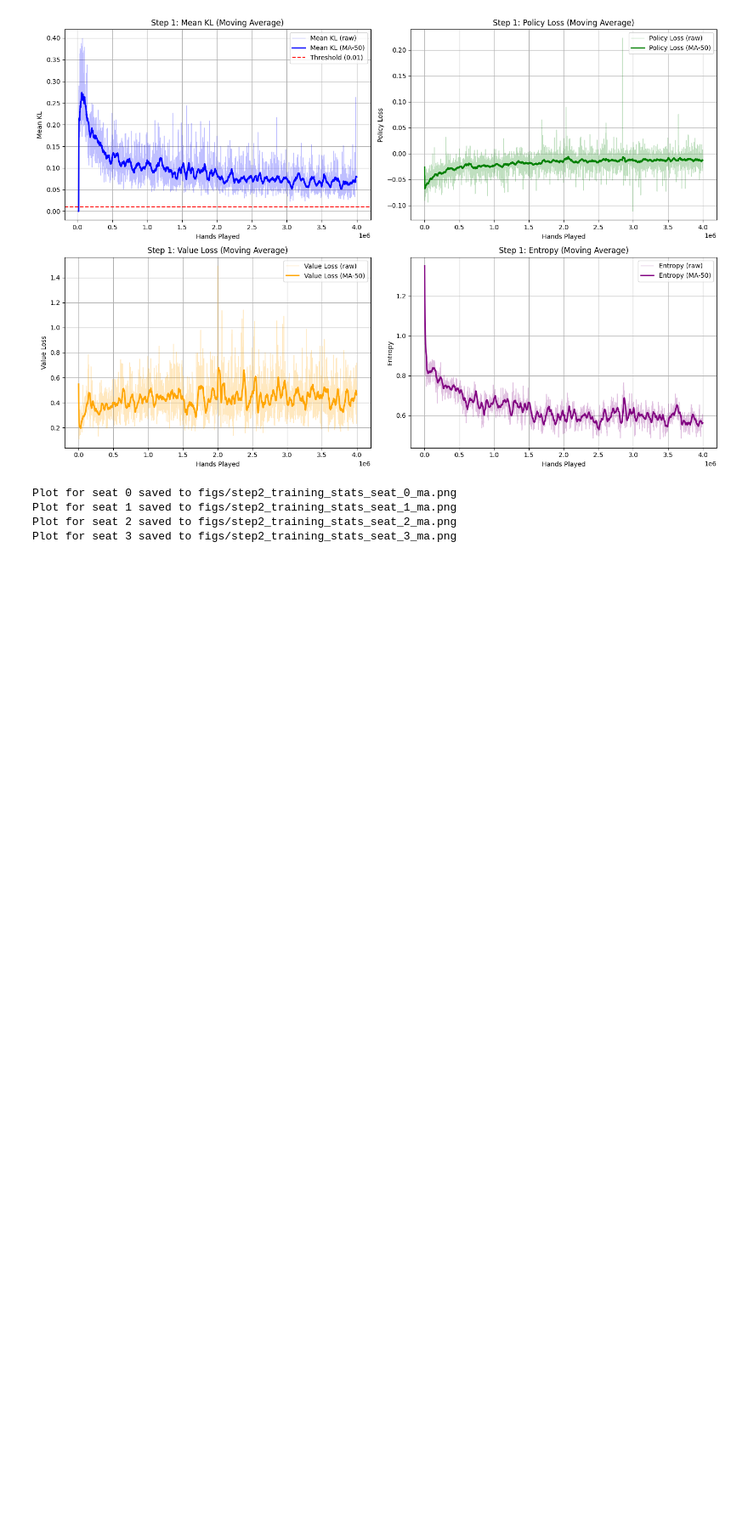
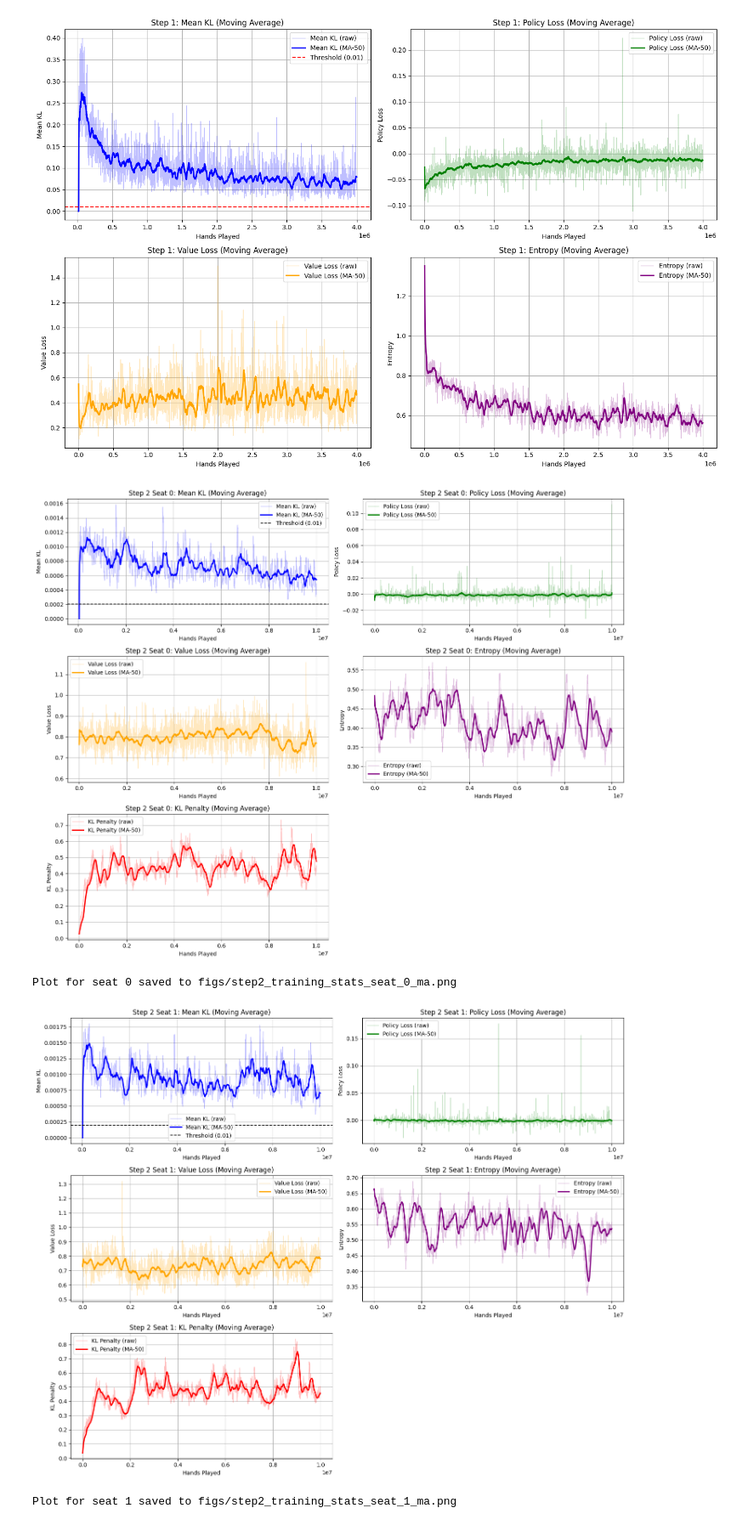
Before and after one commit to JadenMajid/poker-irl, a Jupyter notebook: plotting.ipynb, the cells around one changed output. Shown at 85% size. Cells and saved outputs as stored; diff of their text form; code cells hidden in the pictures; blank space fills up the shorter version.

```diff
--- a/plotting.ipynb
+++ b/plotting.ipynb
@@ -205,35 +205,36 @@ def plot_step2_stats(log_path, output_dir, ma_window=50, show_raw=True):
             axes[i].set_xlabel("Hands Played")
             axes[i].set_ylabel(info["label"])
             axes[i].set_title(f"Step 2 Seat {seat}: {info['label']} (Moving Average)")
             axes[i].grid(True)
 
             if "threshold" in info:
                 axes[i].axhline(
-                    y=info["threshold"],
+                    y=2e-4,
                     color="black",
                     linestyle="--",
                     linewidth=1.3,
                     label=f"Threshold ({info['threshold']})"
                 )
 
             axes[i].legend()
 
         # Hide unused subplot (6th slot)
         for j in range(len(stats), len(axes)):
             axes[j].axis("off")
 
         plt.tight_layout()
         output_path = os.path.join(output_dir, f"step2_training_stats_seat_{seat}_ma.png")
         plt.savefig(output_path, dpi=150)
+        plt.show()
         plt.close(fig)
         print(f"Plot for seat {seat} saved to {output_path}")
 
 if __name__ == "__main__":
     LOG_FILE = "checkpoints/perturbed_training_log.json"
     OUTPUT_DIR = "figs"
     plot_step2_stats(LOG_FILE, OUTPUT_DIR, ma_window=50, show_raw=True)
 # %% [output]
+[figure, added]
 Plot for seat 0 saved to figs/step2_training_stats_seat_0_ma.png
-Plot for seat 1 saved to figs/step2_training_stats_seat_1_ma.png
-Plot for seat 2 saved to figs/step2_training_stats_seat_2_ma.png
-Plot for seat 3 saved to figs/step2_training_stats_seat_3_ma.png
+[figure, added]
+Plot for seat 1 saved to figs/step2_training_stats_seat_1_ma.png
```
Also changed, not shown: parts of 1 cell of this notebook, 42 other files.
